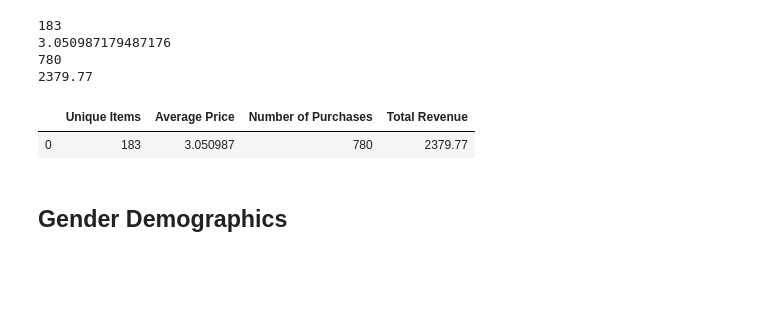
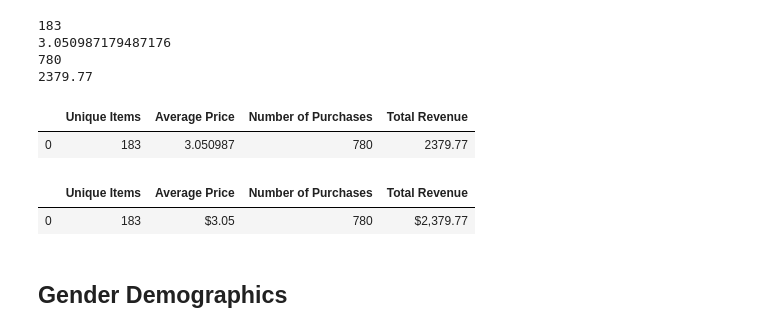
Before and after one commit to boshen119/Pandas-challenge, a Jupyter notebook: HeroesofPymoli/HeroesOfPymoli_starter.ipynb, the cells around one changed output. Cells and saved outputs as stored; diff of their text form; code cells hidden in the pictures; blank space fills up the shorter version.

```diff
--- a/HeroesofPymoli/HeroesOfPymoli_starter.ipynb
+++ b/HeroesofPymoli/HeroesOfPymoli_starter.ipynb
@@ -89,14 +92,23 @@ print(total_revenue)
 2379.77
 # %%
 purchasing_analysis = pd.DataFrame({"Unique Items": [unique_items],
-            "Average Price": [avg_price],
-            "Number of Purchases": [count_purchases],
-            "Total Revenue": [total_revenue]})
+                                    "Average Price": [avg_price],
+                                    "Number of Purchases": [count_purchases],
+                                    "Total Revenue": [total_revenue]})
+purchasing_analysis
+# %% [output]
+|  | Unique Items | Average Price | Number of Purchases | Total Revenue |
+| 0 | 183 | 3.050987 | 780 | 2379.77 |
-# %%
-purchasing_analysis
-# %% [output]
-|  | Unique Items | Average Price | Number of Purchases | Total Revenue |
-| 0 | 183 | 3.050987 | 780 | 2379.77 |
+# %%
+purchasing_analysis = purchasing_analysis.round(2)
+purchasing_analysis["Average Price"] = purchasing_analysis["Average Price"].map("${:,.2f}".format)
+purchasing_analysis["Number of Purchases"] = purchasing_analysis["Number of Purchases"].map("{:,}".format)
+purchasing_analysis["Total Revenue"] = purchasing_analysis["Total Revenue"].map("${:,.2f}".format)
+purchasing_analysis = purchasing_analysis.loc[:, ["Unique Items", "Average Price", "Number of Purchases", "Total Revenue"]]
+purchasing_analysis
+# %% [output]
+|  | Unique Items | Average Price | Number of Purchases | Total Revenue |
+| 0 | 183 | $3.05 | 780 | $2,379.77 |
 # %% [markdown]
 ## Gender Demographics
 # %% [markdown]
```
Also changed, not shown: parts of 20 cells of this notebook.
